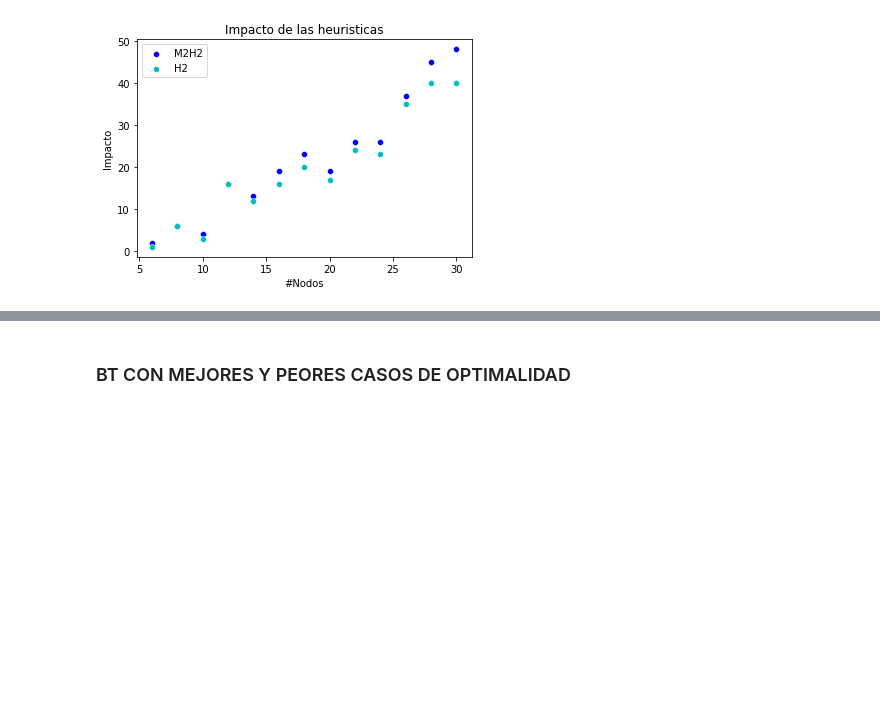
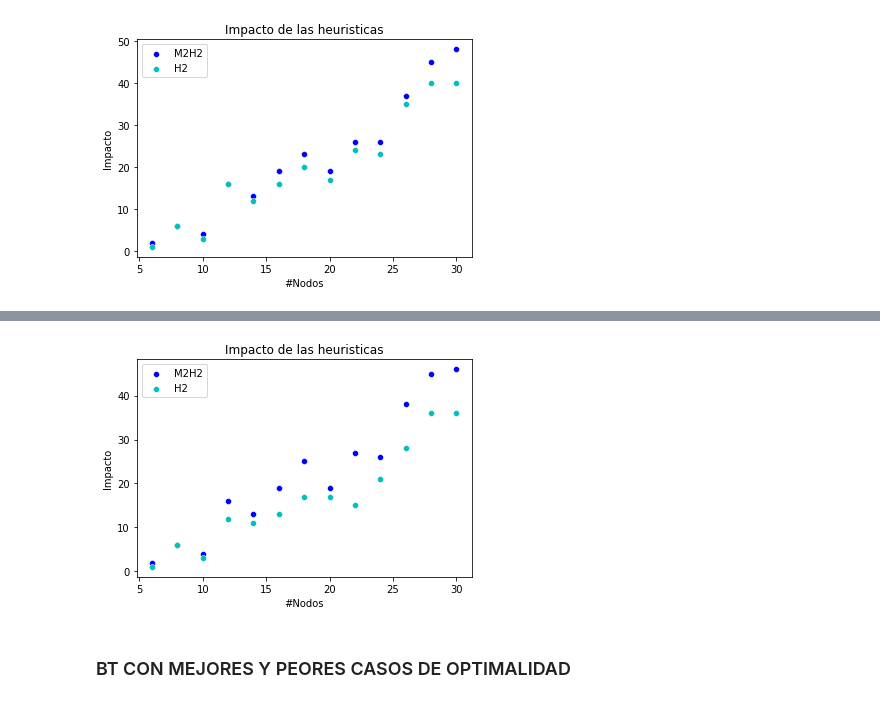
Before and after one commit to sebasbocaccio/AED3-Tp2-Metaheuristicas, a Jupyter notebook: Grafo/Plotter.ipynb, the cells around one changed output, grey strips where cells are left out. Saved outputs shown, nothing was run; the diff lists cells and outputs as text; code cells hidden in the pictures; blank space fills up the shorter version.

```diff
--- a/Grafo/Plotter.ipynb
+++ b/Grafo/Plotter.ipynb
@@ -120,0 +104,3 @@ plt.savefig("graficos/bt-complejidad.svg")
+# %%
+M2H1 = pd.read_csv("resultados/Experimento3/M2H1.csv");
+print(M2H1)
@@ -121,3 +122,12 @@ plt.savefig("graficos/bt-complejidad.svg")
+# %%
+fig = sns.scatterplot(data=M2H1, x='N', y='Impacto', color="b", label="M2H2");
+fig = sns.scatterplot(data=h1, x='N', y='Impacto', color="c", label="H2");
+
+fig.set_title('Impacto de las heuristicas')
+fig.set(xlabel='#Nodos', ylabel='Impacto');
+plt.savefig("graficos/comparacionM2VSH1.svg");
+# %% [output]
+[figure, added]
 # %% [markdown]
 ### BT CON MEJORES Y PEORES CASOS DE OPTIMALIDAD
 # %%
```
Also changed, not shown: parts of 6 cells of this notebook, 6 other files.
